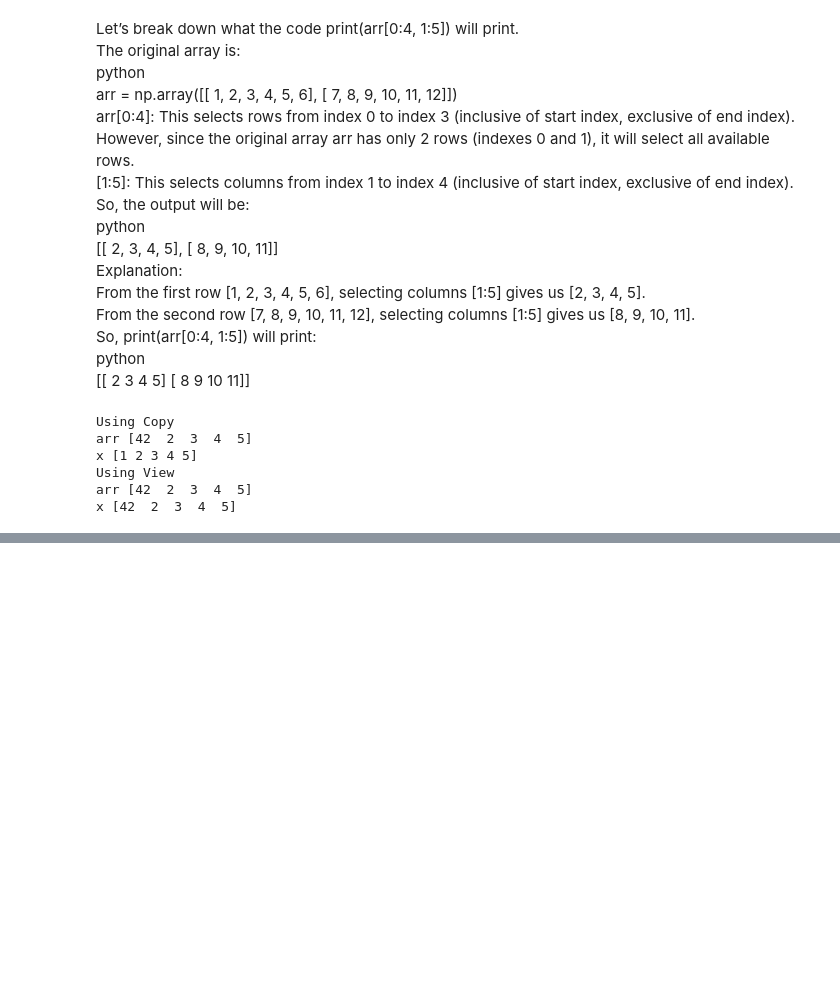
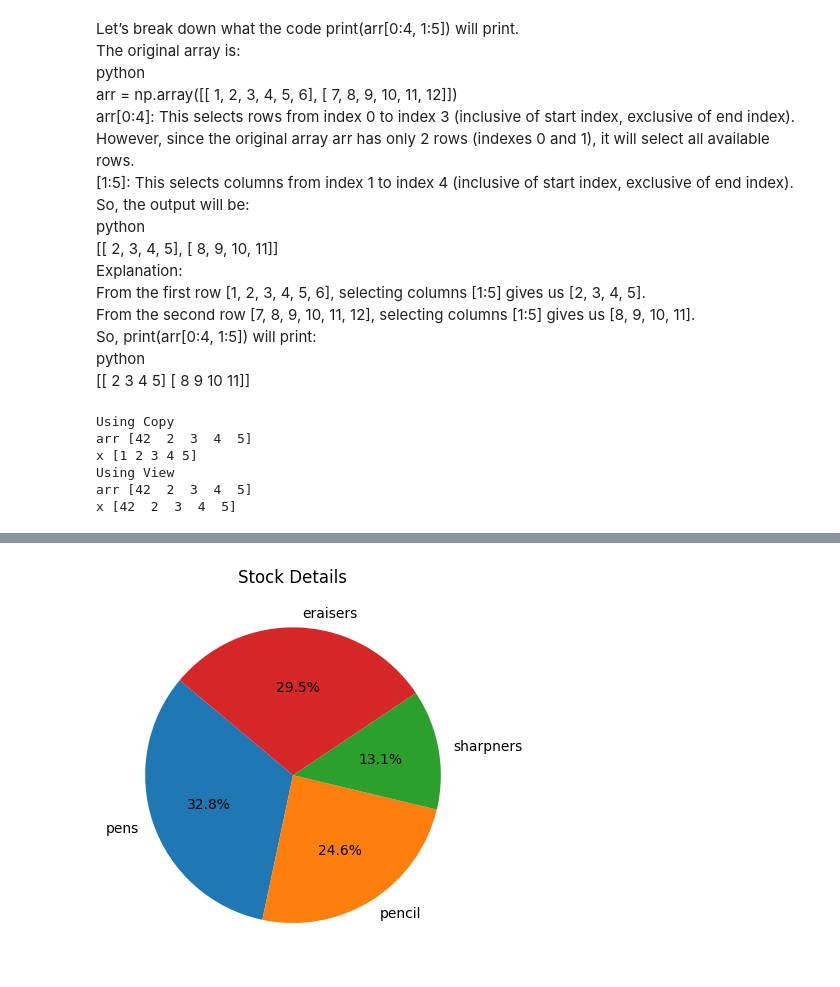
Before and after one commit to chennareddyb/python_training, a Jupyter notebook: part6_21feb25_numpy.ipynb, the cells around one changed output, grey strips where cells are left out. Drawn from its saved outputs; the diff is of its cells as text; code cells hidden in the pictures; blank space fills up the shorter version.

```diff
--- a/part6_21feb25_numpy.ipynb
+++ b/part6_21feb25_numpy.ipynb
@@ -189,0 +327,14 @@ x [42  2  3  4  5]
+# %%
+#pie chart
+import numpy as np
+import matplotlib.pyplot as plt
+
+categories = ["pens", "pencil", "sharpners", "eraisers"]
+stock_count = [20, 15, 8, 18]
+
+#creating pie
+plt.pie(stock_count, labels=categories, autopct="%1.1f%%", startangle=140)
+plt.title("Stock Details")
+plt.show()
+# %% [output]
+[figure, added]
```
Also changed, not shown: parts of 9 cells of this notebook.
